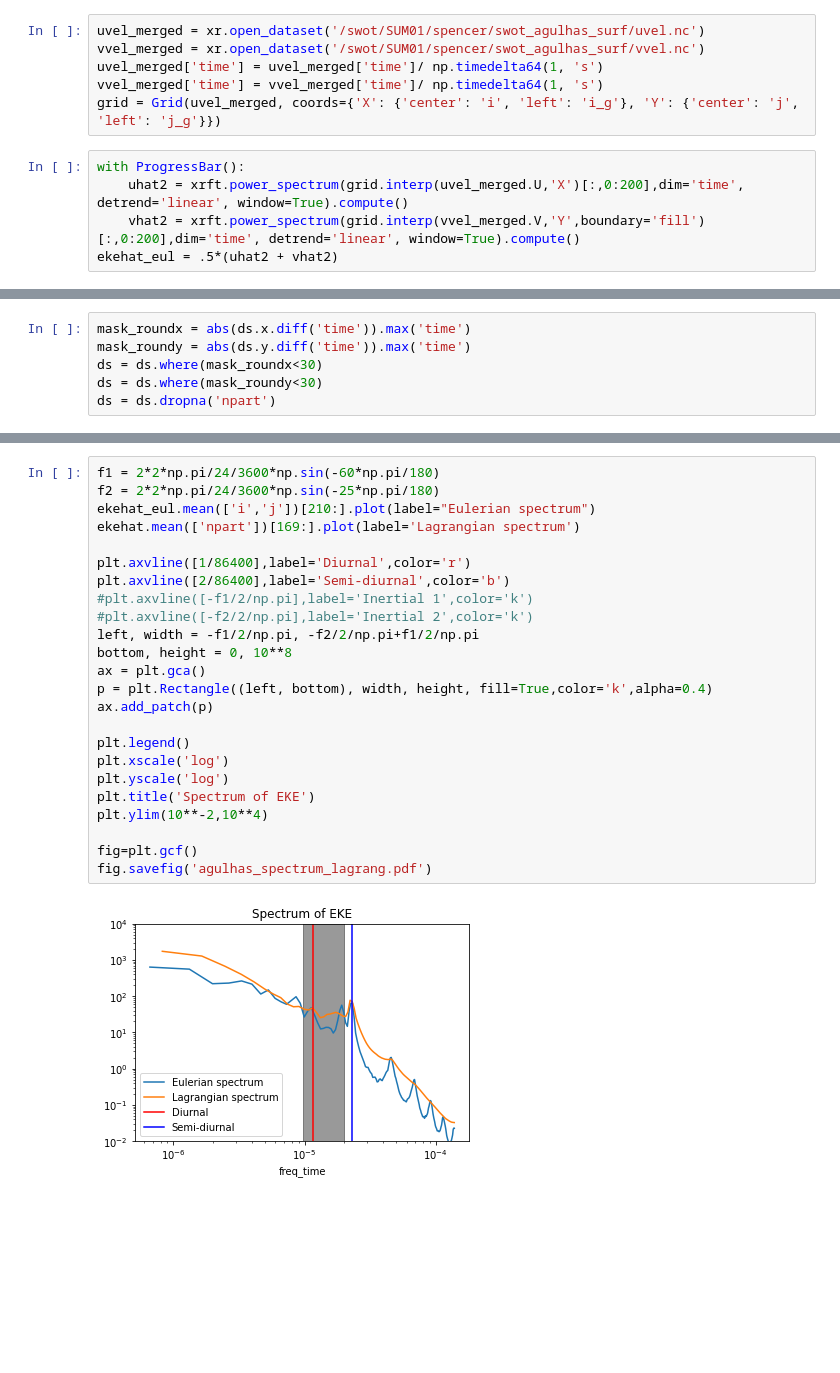
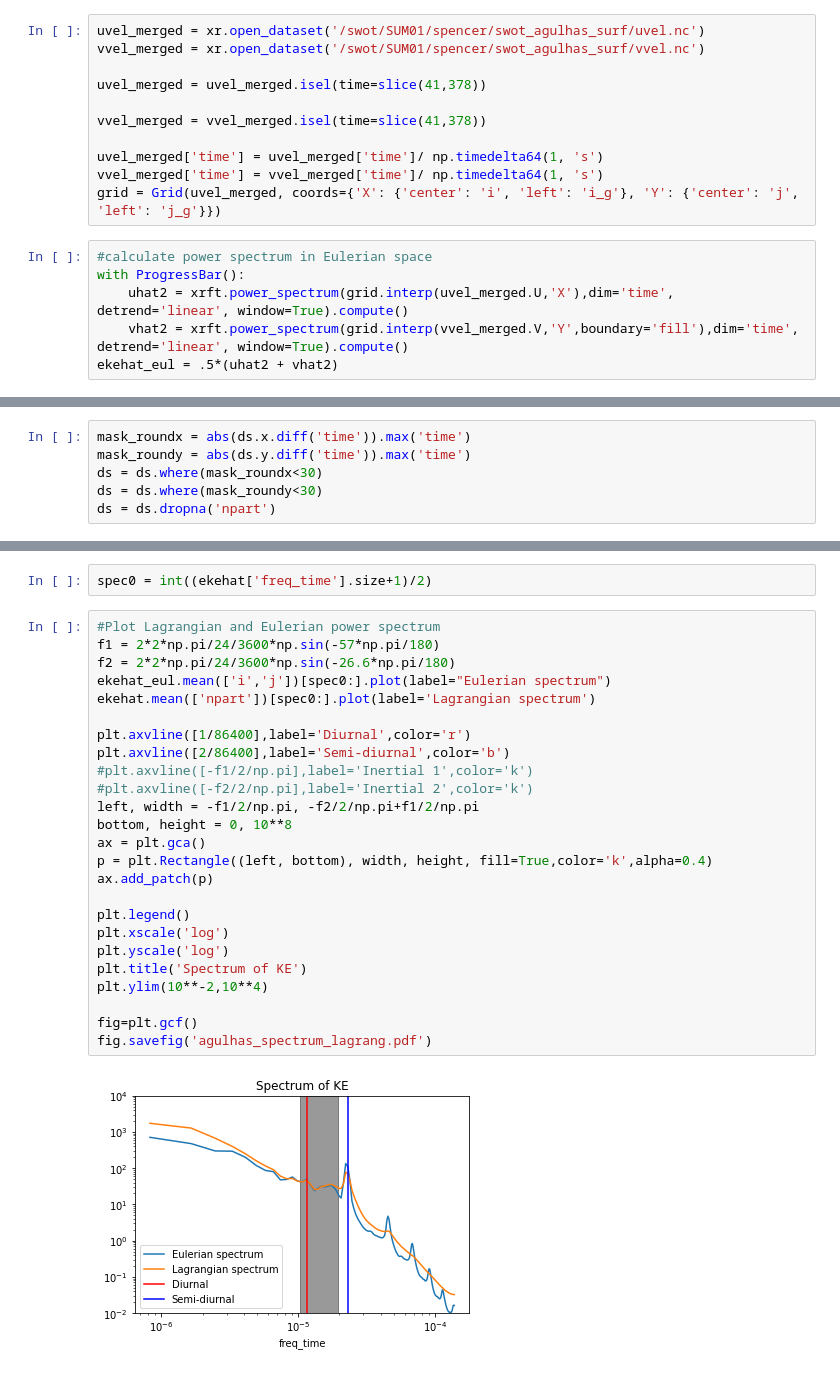
Before and after one commit to cspencerjones/separating-balanced, a Jupyter notebook: python/plot_output.ipynb, the cells around one changed output, grey strips where cells are left out. Saved outputs shown, nothing was run; the diff lists cells and outputs as text; blank space fills up the shorter version.

```diff
--- a/python/plot_output.ipynb
+++ b/python/plot_output.ipynb
@@ -8,11 +29,17 @@ from matplotlib import pyplot as plt
 # %%
 uvel_merged = xr.open_dataset('/swot/SUM01/spencer/swot_agulhas_surf/uvel.nc')
 vvel_merged = xr.open_dataset('/swot/SUM01/spencer/swot_agulhas_surf/vvel.nc')
+
+uvel_merged = uvel_merged.isel(time=slice(41,378))
+
+vvel_merged = vvel_merged.isel(time=slice(41,378))
+
 uvel_merged['time'] = uvel_merged['time']/ np.timedelta64(1, 's')
 vvel_merged['time'] = vvel_merged['time']/ np.timedelta64(1, 's')
 grid = Grid(uvel_merged, coords={'X': {'center': 'i', 'left': 'i_g'}, 'Y': {'center': 'j', 'left': 'j_g'}})
 # %%
+#calculate power spectrum in Eulerian space
 with ProgressBar():
-    uhat2 = xrft.power_spectrum(grid.interp(uvel_merged.U,'X')[:,0:200],dim='time', detrend='linear', window=True).compute()
-    vhat2 = xrft.power_spectrum(grid.interp(vvel_merged.V,'Y',boundary='fill')[:,0:200],dim='time', detrend='linear', window=True).compute()
+    uhat2 = xrft.power_spectrum(grid.interp(uvel_merged.U,'X'),dim='time', detrend='linear', window=True).compute()
+    vhat2 = xrft.power_spectrum(grid.interp(vvel_merged.V,'Y',boundary='fill'),dim='time', detrend='linear', window=True).compute()
 ekehat_eul = .5*(uhat2 + vhat2)
@@ -56,26 +71,29 @@ ekehat = .5*(uhat2 + vhat2)
+# %%
+spec0 = int((ekehat['freq_time'].size+1)/2)
 # %%
-f1 = 2*2*np.pi/24/3600*np.sin(-60*np.pi/180)
-f2 = 2*2*np.pi/24/3600*np.sin(-25*np.pi/180)
-ekehat_eul.mean(['i','j'])[210:].plot(label="Eulerian spectrum")
-ekehat.mean(['npart'])[169:].plot(label='Lagrangian spectrum')
+#Plot Lagrangian and Eulerian power spectrum
+f1 = 2*2*np.pi/24/3600*np.sin(-57*np.pi/180)
+f2 = 2*2*np.pi/24/3600*np.sin(-26.6*np.pi/180)
+ekehat_eul.mean(['i','j'])[spec0:].plot(label="Eulerian spectrum")
+ekehat.mean(['npart'])[spec0:].plot(label='Lagrangian spectrum')
 
 plt.axvline([1/86400],label='Diurnal',color='r')
 plt.axvline([2/86400],label='Semi-diurnal',color='b')
 #plt.axvline([-f1/2/np.pi],label='Inertial 1',color='k')
 #plt.axvline([-f2/2/np.pi],label='Inertial 2',color='k')
 left, width = -f1/2/np.pi, -f2/2/np.pi+f1/2/np.pi
 bottom, height = 0, 10**8
 ax = plt.gca()
 p = plt.Rectangle((left, bottom), width, height, fill=True,color='k',alpha=0.4)
 ax.add_patch(p)
 
 plt.legend()
 plt.xscale('log')
 plt.yscale('log')
-plt.title('Spectrum of EKE')
+plt.title('Spectrum of KE')
 plt.ylim(10**-2,10**4)
 
 fig=plt.gcf()
 fig.savefig('agulhas_spectrum_lagrang.pdf')
 # %% [output]
-[figure, old version]
+[figure, new version]
```
Also changed, not shown: parts of 31 cells of this notebook.
